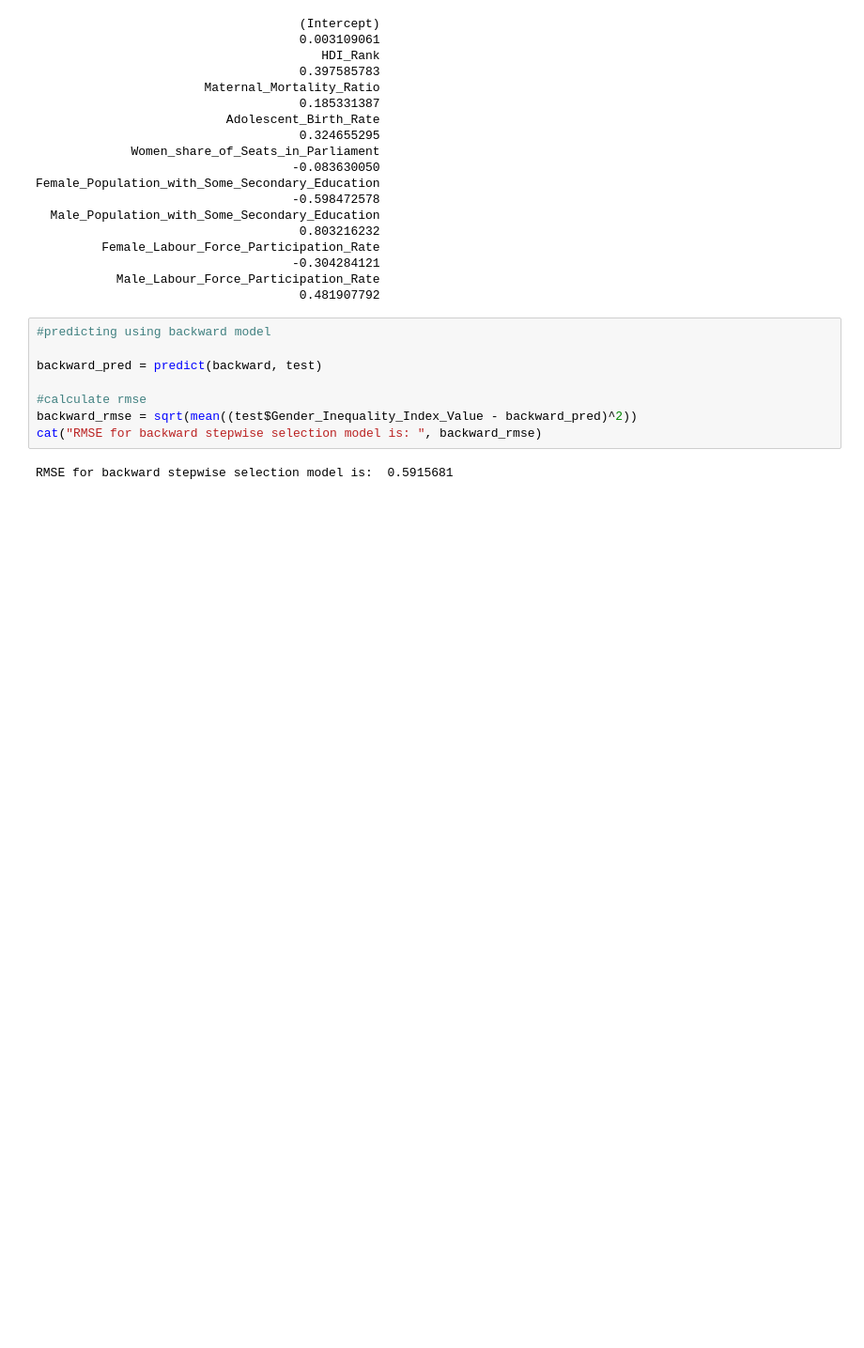
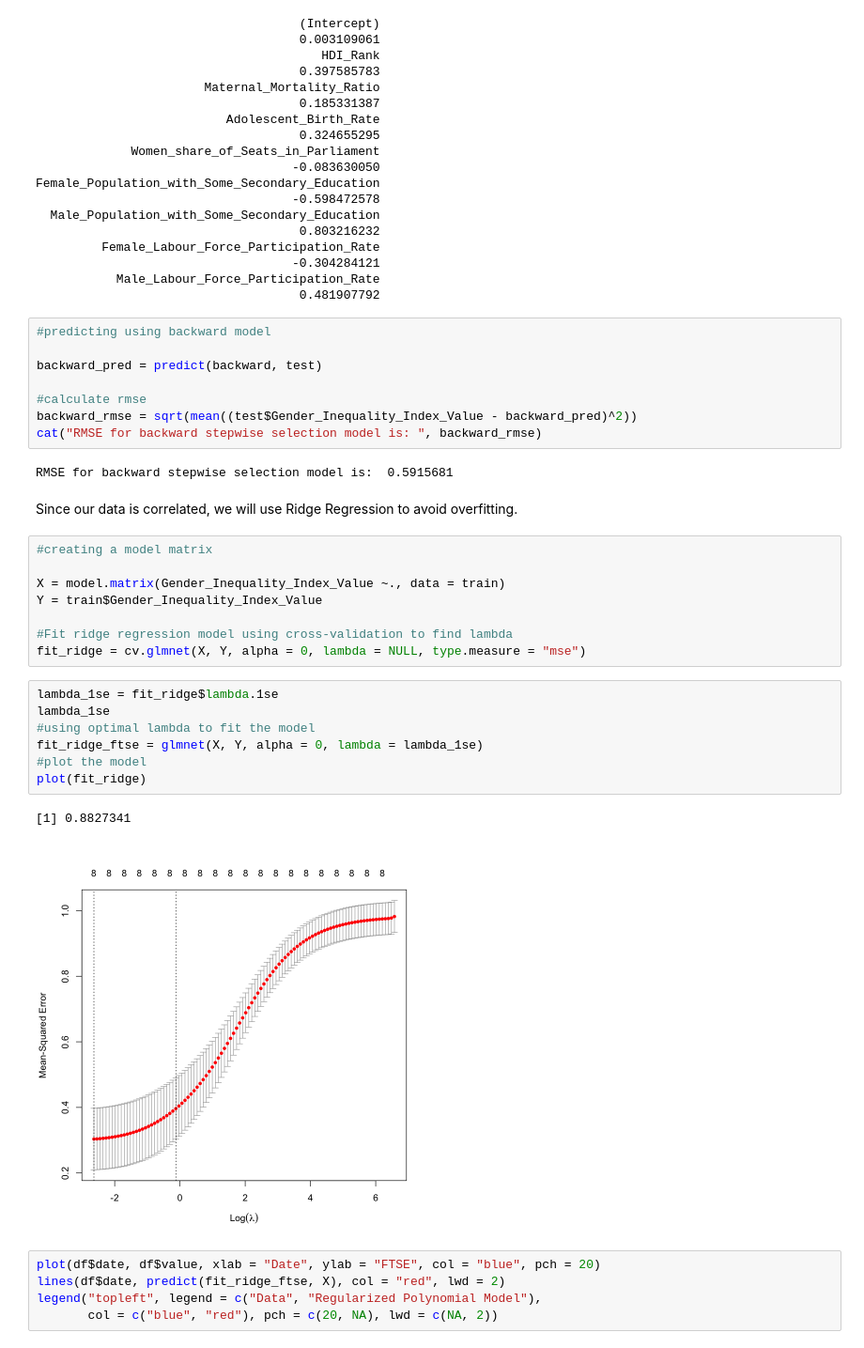
Before and after one commit to I-dontlikeit/512-project-group-10, a Jupyter notebook: code/models.ipynb, the cells around one changed output. Shown: that part at 94% size. Saved outputs shown, nothing was run; the diff lists cells and outputs as text; blank space fills up the shorter version.

Commit message:
ridge regression model

```diff
--- a/code/models.ipynb
+++ b/code/models.ipynb
@@ -260,3 +275,28 @@ backward_rmse = sqrt(mean((test$Gender_Inequality_Index_Value - backward_pred)^2
 cat("RMSE for backward stepwise selection model is: ", backward_rmse)
 # %% [output]
 RMSE for backward stepwise selection model is:  0.5915681
+# %% [markdown]
+Since our data is correlated, we will use Ridge Regression to avoid overfitting.
+# %%
+#creating a model matrix
+
+X = model.matrix(Gender_Inequality_Index_Value ~., data = train)
+Y = train$Gender_Inequality_Index_Value
+
+#Fit ridge regression model using cross-validation to find lambda
+fit_ridge = cv.glmnet(X, Y, alpha = 0, lambda = NULL, type.measure = "mse")
+# %%
+lambda_1se = fit_ridge$lambda.1se
+lambda_1se
+#using optimal lambda to fit the model
+fit_ridge_ftse = glmnet(X, Y, alpha = 0, lambda = lambda_1se)
+#plot the model
+plot(fit_ridge)
+# %% [output]
+[1] 0.8827341
+[figure, added]
+# %%
+plot(df$date, df$value, xlab = "Date", ylab = "FTSE", col = "blue", pch = 20)
+lines(df$date, predict(fit_ridge_ftse, X), col = "red", lwd = 2)
+legend("topleft", legend = c("Data", "Regularized Polynomial Model"),
+       col = c("blue", "red"), pch = c(20, NA), lwd = c(NA, 2))
```
Also changed, not shown: parts of 2 cells of this notebook.
